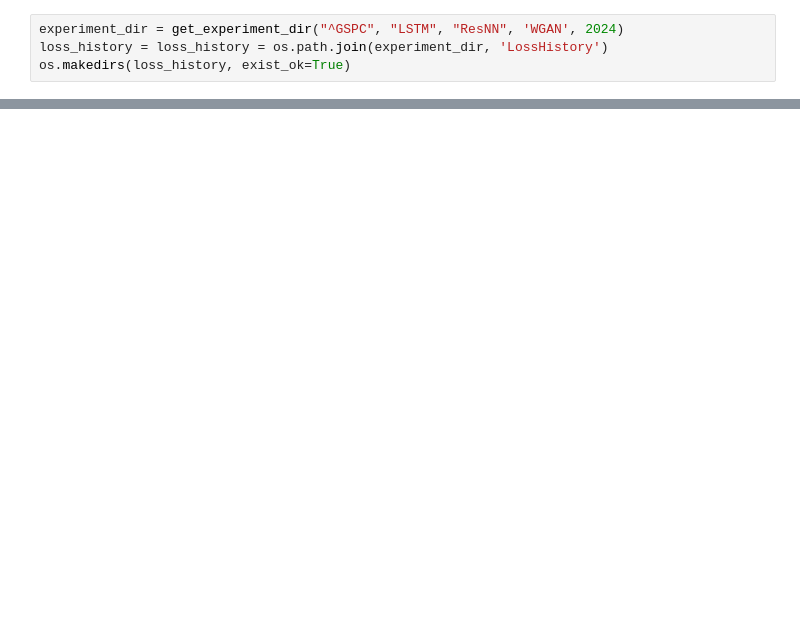
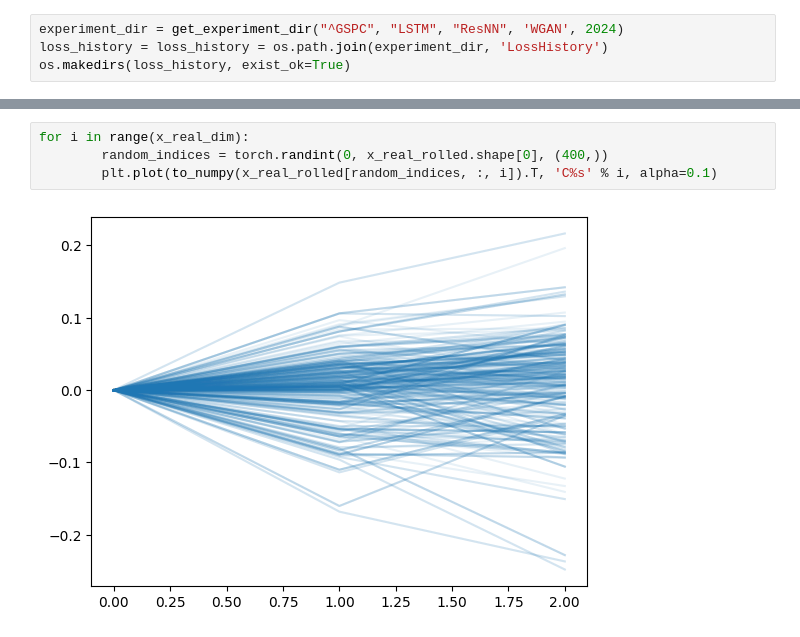
Before and after one commit to levi0206/Signature-GAN, a Jupyter notebook: wgan.ipynb, the cells around one changed output, grey strips where cells are left out. Cells and saved outputs as stored; diff of their text form; blank space fills up the shorter version.

```diff
--- a/wgan.ipynb
+++ b/wgan.ipynb
@@ -262,0 +263,6 @@ for i in range(x_real_dim):
+# %%
+for i in range(x_real_dim):
+        random_indices = torch.randint(0, x_real_rolled.shape[0], (400,))
+        plt.plot(to_numpy(x_real_rolled[random_indices, :, i]).T, 'C%s' % i, alpha=0.1)
+# %% [output]
+[figure, added]
```
Also changed, not shown: parts of 5 cells of this notebook.
